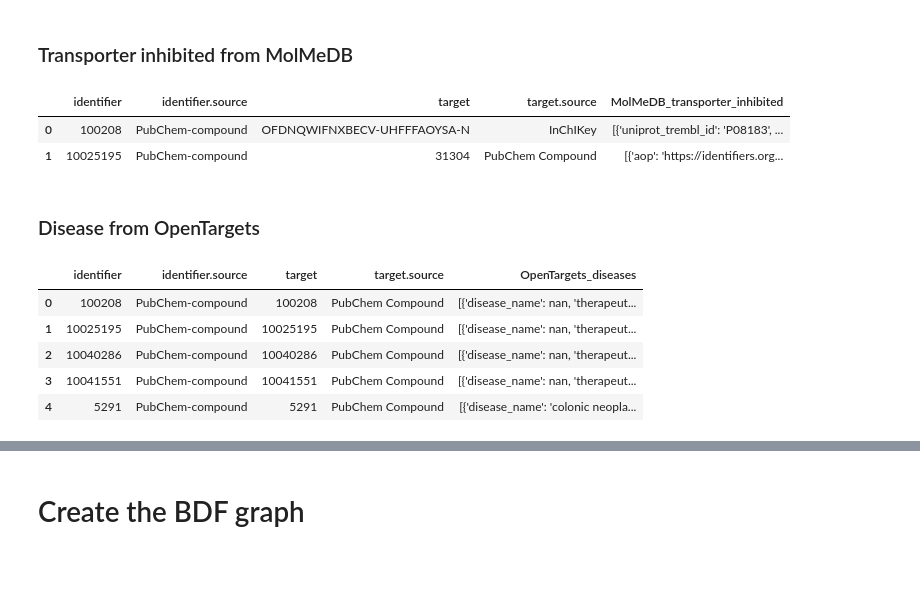
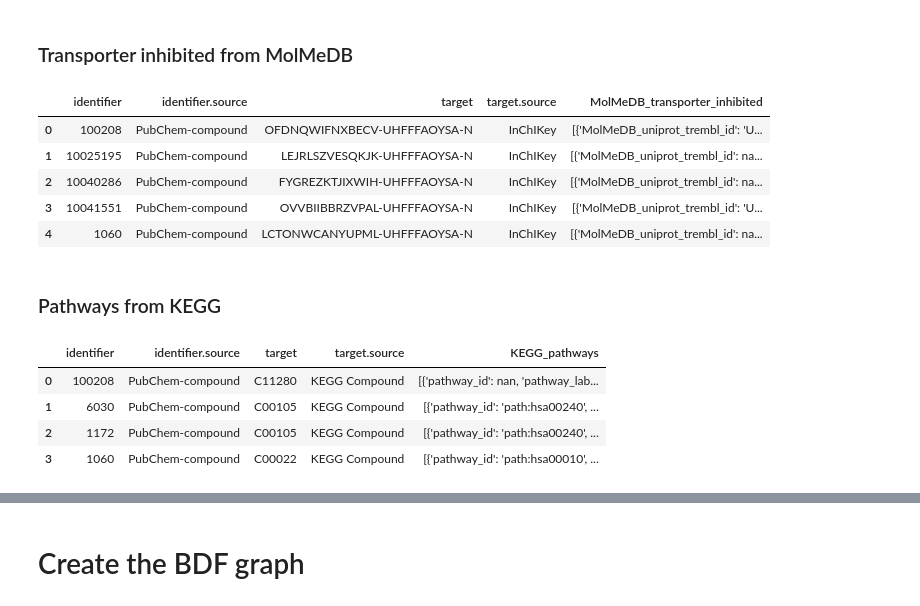
Before and after one commit to BioDataFuse/pyBiodatafuse, a Jupyter notebook: examples/02_metabolite_to_graph.ipynb, the cells around one changed output, grey strips where cells are left out. Drawn from its saved outputs; the diff is of its cells as text; code cells hidden in the pictures; blank space fills up the shorter version.

```diff
--- a/examples/02_metabolite_to_graph.ipynb
+++ b/examples/02_metabolite_to_graph.ipynb
@@ -38,13 +42,13 @@ data_input.head()
 # %% [markdown]
 ### Entity resolution using BridgeDB
 # %%
-bridgdb_df, bridgdb_metadata = id_mapper.bridgedb_xref(
+bridgedb_df, bridgdb_metadata = id_mapper.bridgedb_xref(
     identifiers=data_input,
     input_species="Human",
     input_datasource="PubChem Compound",
     output_datasource="All",
 )
-bridgdb_df.head()
+bridgedb_df.head()
 # %% [output]
 |  | identifier | identifier.source | target | target.source |
 | 0 | 100208 | PubChem-compound | 90560 | ChemSpider |
@@ -57,25 +61,27 @@ bridgdb_df.head()
 # %%
 (
     molmedb_transporter_inhibited_df,
     molmedb_transporter_inhibited_metadata,
-) = molmedb.get_compound_gene_inhibitor(bridgedb_df=bridgdb_df)
+) = molmedb.get_compound_gene_inhibitor(bridgedb_df=bridgedb_df)
 molmedb_transporter_inhibited_df.head()
 # %% [output]
 |  | identifier | identifier.source | target | target.source | MolMeDB_transporter_inhibited |
-| 0 | 100208 | PubChem-compound | OFDNQWIFNXBECV-UHFFFAOYSA-N | InChIKey | [{'uniprot_trembl_id': 'P08183', ... |
-| 1 | 10025195 | PubChem-compound | 31304 | PubChem Compound | [{'aop': 'https://identifiers.org... |
+| 0 | 100208 | PubChem-compound | OFDNQWIFNXBECV-UHFFFAOYSA-N | InChIKey | [{'MolMeDB_uniprot_trembl_id': 'U... |
+| 1 | 10025195 | PubChem-compound | LEJRLSZVESQKJK-UHFFFAOYSA-N | InChIKey | [{'MolMeDB_uniprot_trembl_id': na... |
+| 2 | 10040286 | PubChem-compound | FYGREZKTJIXWIH-UHFFFAOYSA-N | InChIKey | [{'MolMeDB_uniprot_trembl_id': na... |
+| 3 | 10041551 | PubChem-compound | OVVBIIBBRZVPAL-UHFFFAOYSA-N | InChIKey | [{'MolMeDB_uniprot_trembl_id': 'U... |
+| 4 | 1060 | PubChem-compound | LCTONWCANYUPML-UHFFFAOYSA-N | InChIKey | [{'MolMeDB_uniprot_trembl_id': na... |
 # %% [markdown]
-### Disease from OpenTargets
+### Pathways from KEGG
-# %%
-(
-    opentargets_df,
-    opentargets_metadata,
-) = opentargets.get_compound_disease_interactions(bridgedb_df=bridgdb_df)
-opentargets_df.head()
-# %% [output]
-|  | identifier | identifier.source | target | target.source | OpenTargets_diseases |
-| 0 | 100208 | PubChem-compound | 100208 | PubChem Compound | [{'disease_name': nan, 'therapeut... |
-| 1 | 10025195 | PubChem-compound | 10025195 | PubChem Compound | [{'disease_name': nan, 'therapeut... |
-| 2 | 10040286 | PubChem-compound | 10040286 | PubChem Compound | [{'disease_name': nan, 'therapeut... |
-| 3 | 10041551 | PubChem-compound | 10041551 | PubChem Compound | [{'disease_name': nan, 'therapeut... |
-| 4 | 5291 | PubChem-compound | 5291 | PubChem Compound | [{'disease_name': 'colonic neopla... |
+# %%
+(
+    kegg_df,
+    kegg_metadata,
+) = kegg.get_pathways(bridgedb_df=bridgedb_df)
+kegg_df.head()
+# %% [output]
+|  | identifier | identifier.source | target | target.source | KEGG_pathways |
+| 0 | 100208 | PubChem-compound | C11280 | KEGG Compound | [{'pathway_id': nan, 'pathway_lab... |
+| 1 | 6030 | PubChem-compound | C00105 | KEGG Compound | [{'pathway_id': 'path:hsa00240', ... |
+| 2 | 1172 | PubChem-compound | C00105 | KEGG Compound | [{'pathway_id': 'path:hsa00240', ... |
+| 3 | 1060 | PubChem-compound | C00022 | KEGG Compound | [{'pathway_id': 'path:hsa00010', ... |
```
Also changed, not shown: parts of 14 cells of this notebook.
